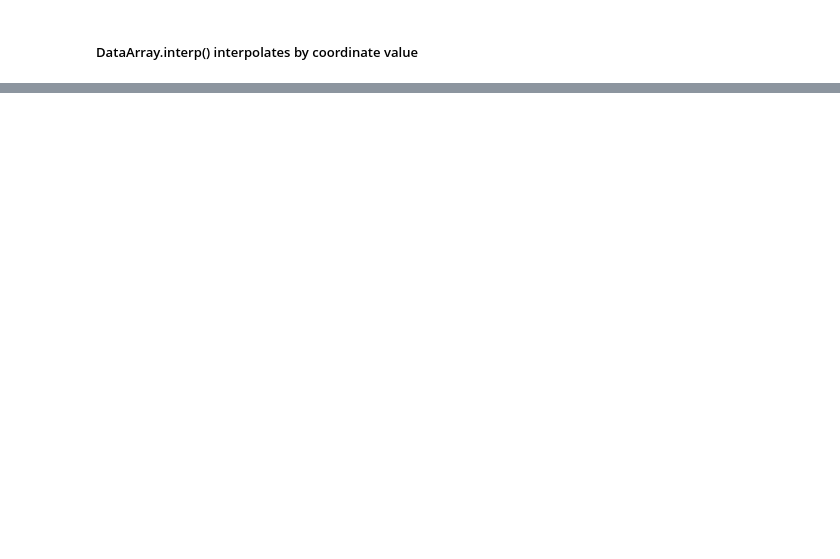
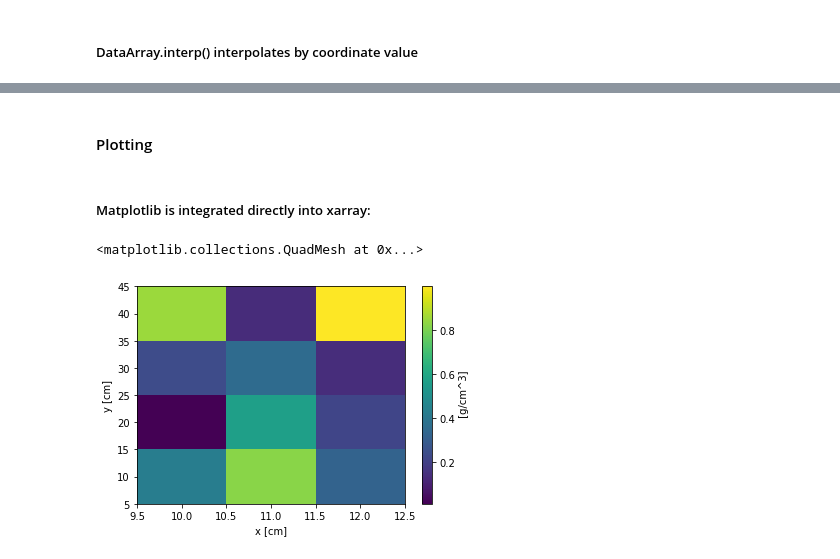
Before and after one commit to alexaugusto23/python_developer, a Jupyter notebook: Xarray/working_xarray_p1.ipynb, the cells around one changed output, grey strips where cells are left out. Saved outputs shown, nothing was run; the diff lists cells and outputs as text; code cells hidden in the pictures; blank space fills up the shorter version.

```diff
--- a/Xarray/working_xarray_p1.ipynb
+++ b/Xarray/working_xarray_p1.ipynb
@@ -377,0 +480,9 @@ Attributes:
+# %% [markdown]
+#### Plotting
+# %% [markdown]
+##### Matplotlib is integrated directly into xarray:
+# %%
+data.plot(size=4)
+# %% [output]
+<matplotlib.collections.QuadMesh at 0x...>
+[figure, added]
```
Also changed, not shown: parts of 41 cells of this notebook.
